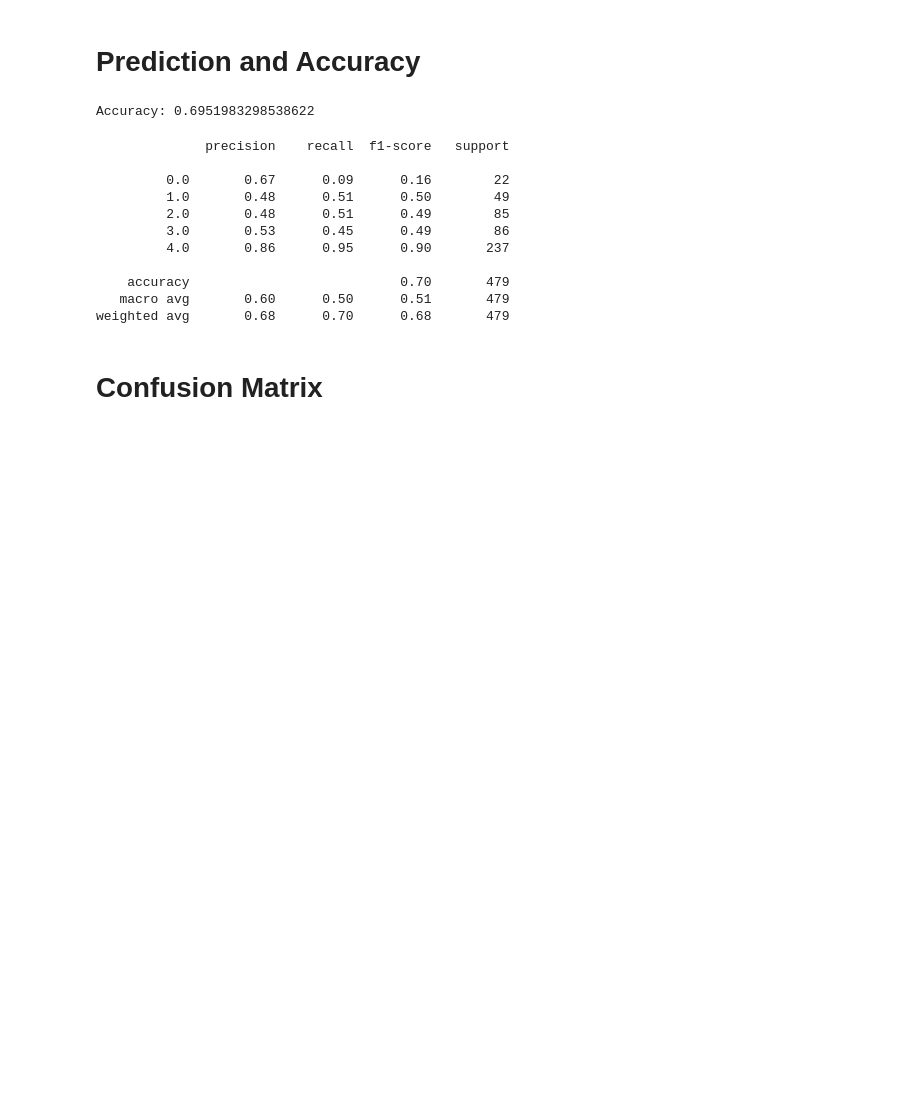
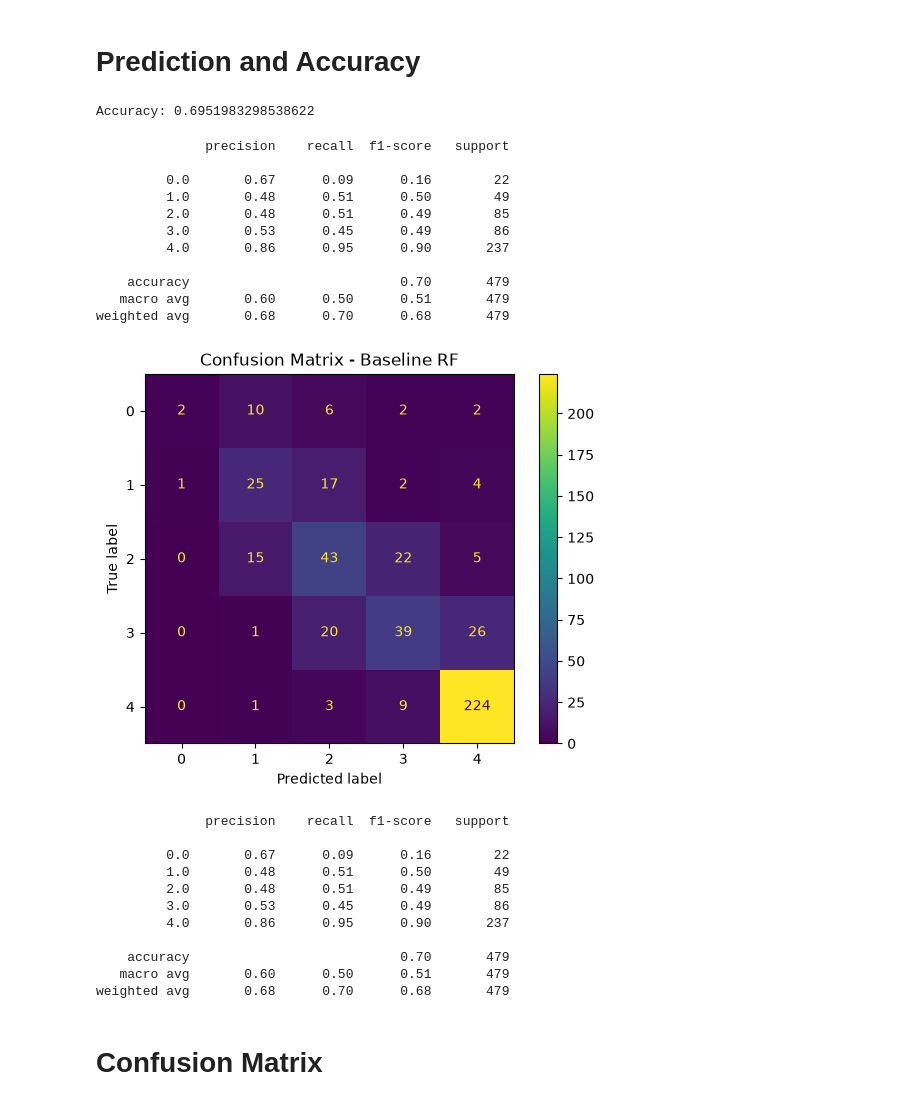
Before and after one commit to SahitSigdel/Student-Performance-Prediction, a Jupyter notebook: Notebook/GradeClass_Prediction.ipynb, the cells around one changed output. Cells and saved outputs as stored; diff of their text form; code cells hidden in the pictures; blank space fills up the shorter version.

```diff
--- a/Notebook/GradeClass_Prediction.ipynb
+++ b/Notebook/GradeClass_Prediction.ipynb
@@ -318,6 +338,29 @@ accuracy = accuracy_score(
 print("Accuracy:", accuracy)
 # %% [output]
 Accuracy: 0.6951983298538622
+# %%
+from sklearn.metrics import classification_report, confusion_matrix, ConfusionMatrixDisplay
+
+print(classification_report(y_test, y_pred))
+
+cm = confusion_matrix(y_test, y_pred)
+disp = ConfusionMatrixDisplay(confusion_matrix=cm)
+disp.plot()
+plt.title("Confusion Matrix - Baseline RF")
+plt.show()
+# %% [output]
+              precision    recall  f1-score   support
+
+         0.0       0.67      0.09      0.16        22
+         1.0       0.48      0.51      0.50        49
+         2.0       0.48      0.51      0.49        85
+         3.0       0.53      0.45      0.49        86
+         4.0       0.86      0.95      0.90       237
+
+    accuracy                           0.70       479
+   macro avg       0.60      0.50      0.51       479
+weighted avg       0.68      0.70      0.68       479
+[figure, added]
 # %%
 print(classification_report(
     y_test,
```
Also changed, not shown: parts of 5 cells of this notebook, 1 other file.
